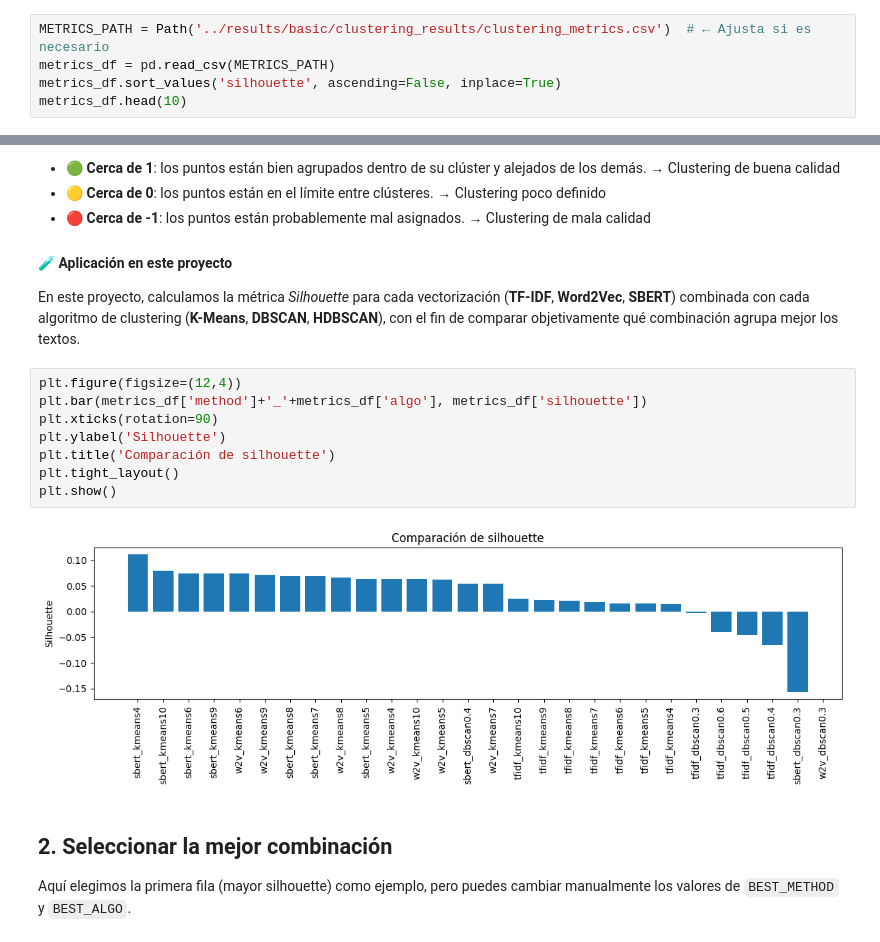
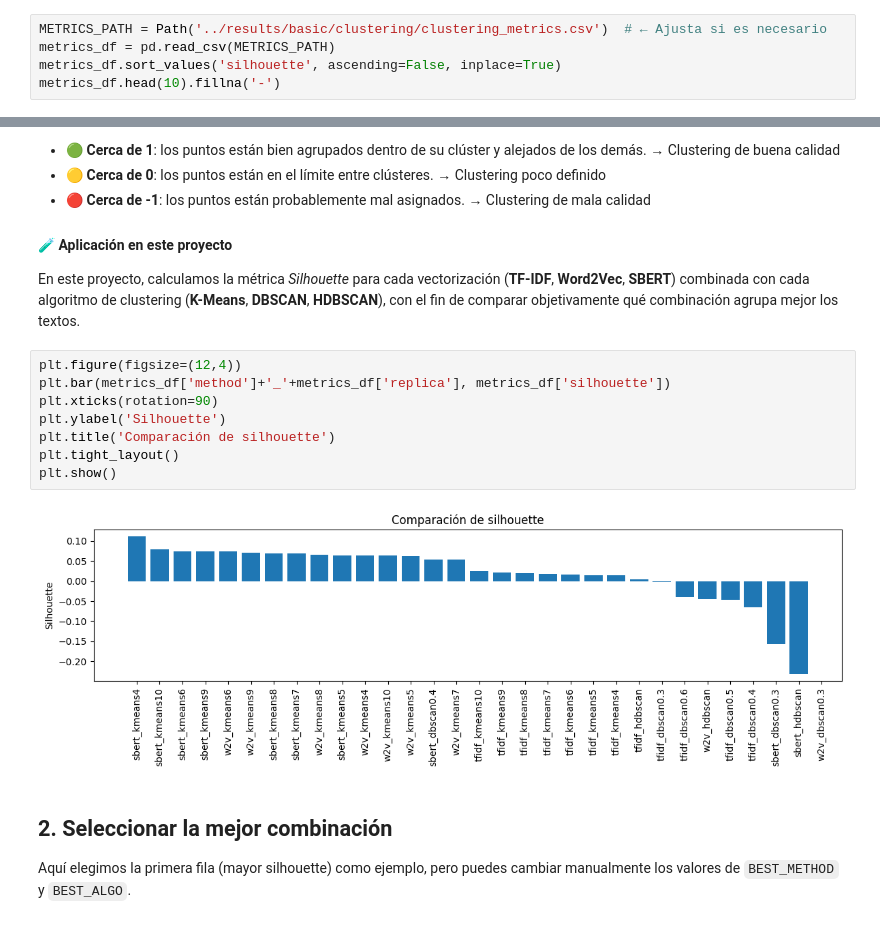
Before and after one commit to chalco777/TextMineML, a Jupyter notebook: scripts/07_visualizacion_basic.ipynb, the cells around one changed output, grey strips where cells are left out. Saved outputs shown, nothing was run; the diff lists cells and outputs as text.

```diff
--- a/scripts/07_visualizacion_basic.ipynb
+++ b/scripts/07_visualizacion_basic.ipynb
@@ -17,8 +17,8 @@ except ImportError:
 # %% [markdown]
 ## 1. Cargar la tabla de métricas
 # %%
-METRICS_PATH = Path('../results/basic/clustering_results/clustering_metrics.csv')  # ← Ajusta si es necesario
+METRICS_PATH = Path('../results/basic/clustering/clustering_metrics.csv')  # ← Ajusta si es necesario
 metrics_df = pd.read_csv(METRICS_PATH)
 metrics_df.sort_values('silhouette', ascending=False, inplace=True)
-metrics_df.head(10)
+metrics_df.head(10).fillna('-')
 # %% [output]
@@ -49,14 +49,14 @@ La métrica **Silhouette** evalúa la calidad de los clústeres generados por un
 En este proyecto, calculamos la métrica *Silhouette* para cada vectorización (**TF-IDF**, **Word2Vec**, **SBERT**) combinada con cada algoritmo de clustering (**K-Means**, **DBSCAN**, **HDBSCAN**), con el fin de comparar objetivamente qué combinación agrupa mejor los textos.
 # %%
 plt.figure(figsize=(12,4))
-plt.bar(metrics_df['method']+'_'+metrics_df['algo'], metrics_df['silhouette'])
+plt.bar(metrics_df['method']+'_'+metrics_df['replica'], metrics_df['silhouette'])
 plt.xticks(rotation=90)
 plt.ylabel('Silhouette')
 plt.title('Comparación de silhouette')
 plt.tight_layout()
 plt.show()
 # %% [output]
-[figure, old version]
+[figure, new version]
 # %% [markdown]
 ## 2. Seleccionar la mejor combinación
 Aquí elegimos la primera fila (mayor silhouette) como ejemplo, pero puedes cambiar manualmente los valores de `BEST_METHOD` y `BEST_ALGO`.
```
Also changed, not shown: parts of 14 cells of this notebook, 9 other files.
